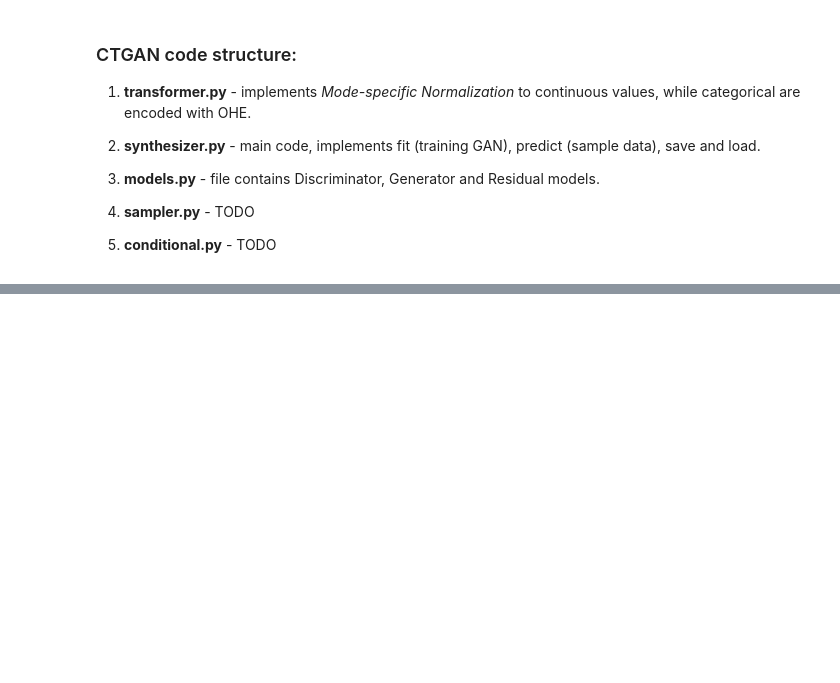
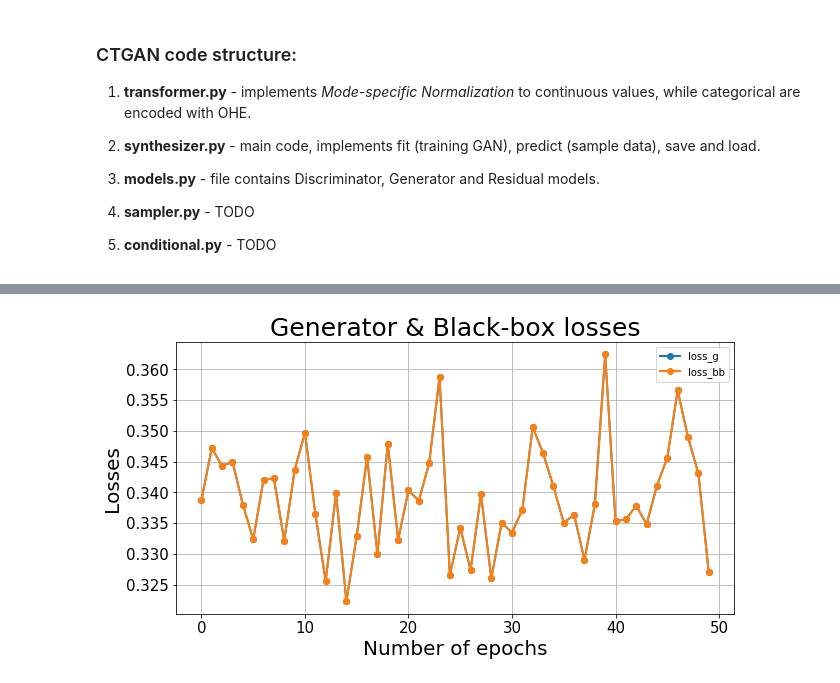
Before and after one commit to sdv-dev/CTGAN, a Jupyter notebook: CTGAN-Test.ipynb, the cells around one changed output, grey strips where cells are left out. Cells and saved outputs as stored; diff of their text form; code cells hidden in the pictures; blank space fills up the shorter version.

```diff
--- a/CTGAN-Test.ipynb
+++ b/CTGAN-Test.ipynb
@@ -145,7 +150,7 @@ rf_ctgan = CTGANSynthesizer(batch_size=500,
                             preprocessing_pipeline=rf_pipeline,
                             )
 
-rf_ctgan.fit(train_data=z, discrete_columns=[],
-             epochs=3,
-             confidence_level=0.7)
+hist = rf_ctgan.fit(train_data=z,
+                    epochs=50,
+                    confidence_level=0.7)
 # %% [output]
@@ -170,0 +174,14 @@ RuntimeError: element 0 of tensors does not require grad and does not have a gra
+# %%
+plt.figure(figsize=(10,5))
+plt.grid()
+plt.title("Generator & Black-box losses", fontsize=25)
+plt.plot(hist["loss_g"], '-o', label="loss_g", linewidth=2.0)
+plt.plot(hist["loss_bb"], '-o', label="loss_bb", linewidth=2.0)
+plt.xticks(fontsize=15)
+plt.yticks(fontsize=15)
+plt.xlabel("Number of epochs", fontsize=20)
+plt.ylabel("Losses", fontsize=20)
+plt.legend(loc='upper right', fontsize=10)
+plt.show()
+# %% [output]
+[figure, added]
```
Also changed, not shown: parts of 3 cells of this notebook, 2 other files.
